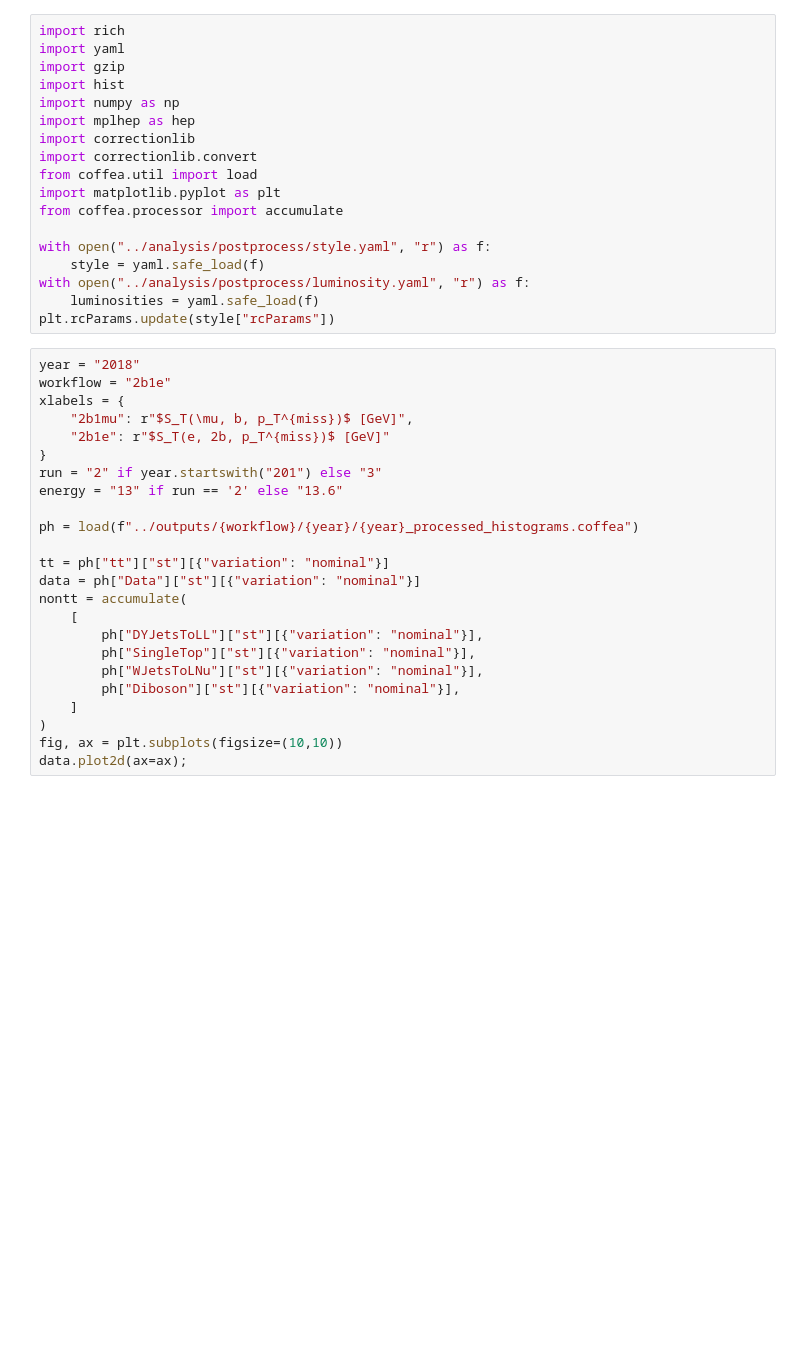
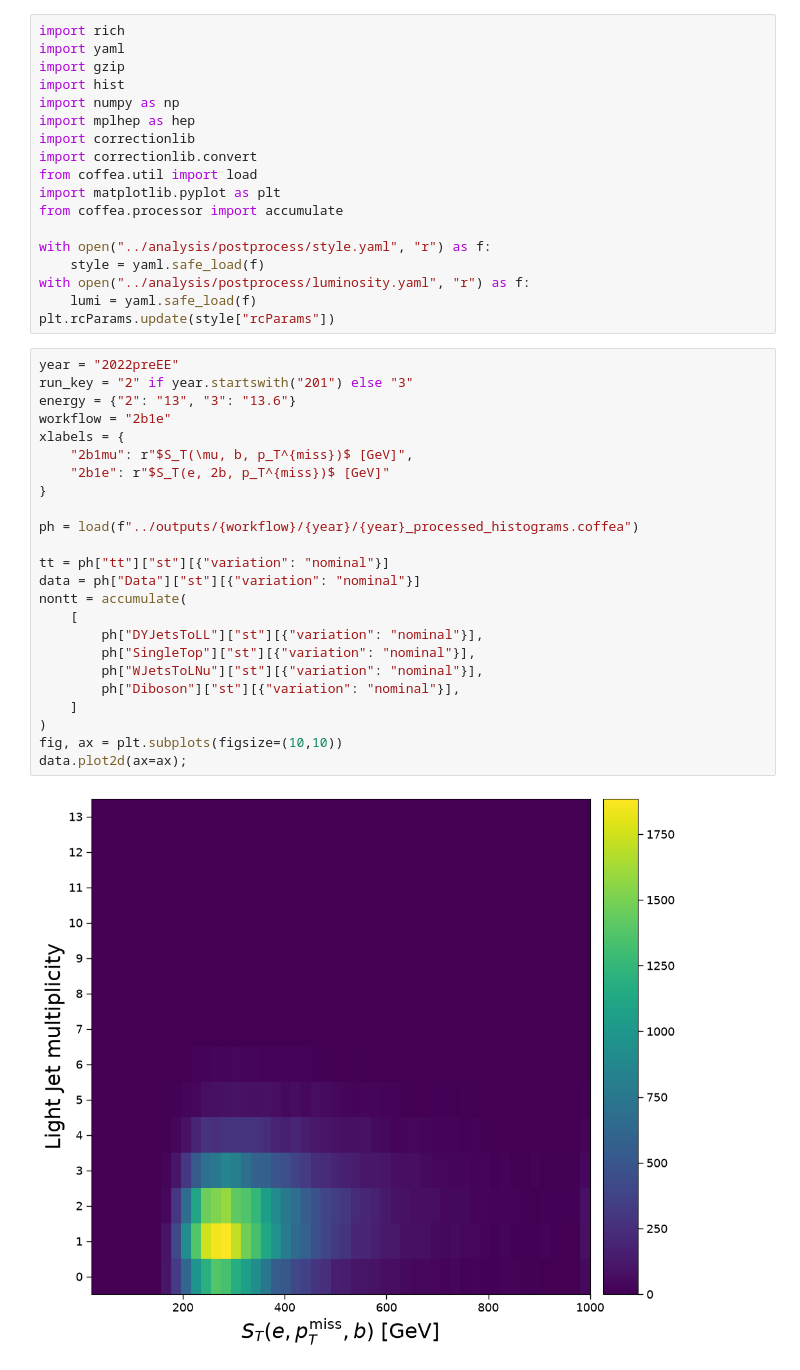
Before and after one commit to diego-riosp/bsm3g_coffea, a Jupyter notebook: notebooks/tt_boost_weight.ipynb, the cells around one changed output. Drawn from its saved outputs; the diff is of its cells as text; blank space fills up the shorter version.

```diff
--- a/notebooks/tt_boost_weight.ipynb
+++ b/notebooks/tt_boost_weight.ipynb
@@ -14,32 +14,34 @@ from coffea.processor import accumulate
 with open("../analysis/postprocess/style.yaml", "r") as f:
     style = yaml.safe_load(f)
 with open("../analysis/postprocess/luminosity.yaml", "r") as f:
-    luminosities = yaml.safe_load(f)
+    lumi = yaml.safe_load(f)
 plt.rcParams.update(style["rcParams"])
 # %%
-year = "2018"
+year = "2022preEE"
+run_key = "2" if year.startswith("201") else "3"
+energy = {"2": "13", "3": "13.6"}
 workflow = "2b1e"
 xlabels = {
     "2b1mu": r"$S_T(\mu, b, p_T^{miss})$ [GeV]",
     "2b1e": r"$S_T(e, 2b, p_T^{miss})$ [GeV]"
 }
-run = "2" if year.startswith("201") else "3"
-energy = "13" if run == '2' else "13.6"
 
 ph = load(f"../outputs/{workflow}/{year}/{year}_processed_histograms.coffea")
 
 tt = ph["tt"]["st"][{"variation": "nominal"}]
 data = ph["Data"]["st"][{"variation": "nominal"}]
 nontt = accumulate(
     [
         ph["DYJetsToLL"]["st"][{"variation": "nominal"}],
         ph["SingleTop"]["st"][{"variation": "nominal"}],
         ph["WJetsToLNu"]["st"][{"variation": "nominal"}],
         ph["Diboson"]["st"][{"variation": "nominal"}],
     ]
 )
 fig, ax = plt.subplots(figsize=(10,10))
 data.plot2d(ax=ax);
+# %% [output]
+[figure, added]
 # %%
 def rebin_hist(h, axis_name, edges):
     if type(edges) == int:
```
Also changed, not shown: parts of 6 cells of this notebook, 24 other files.
